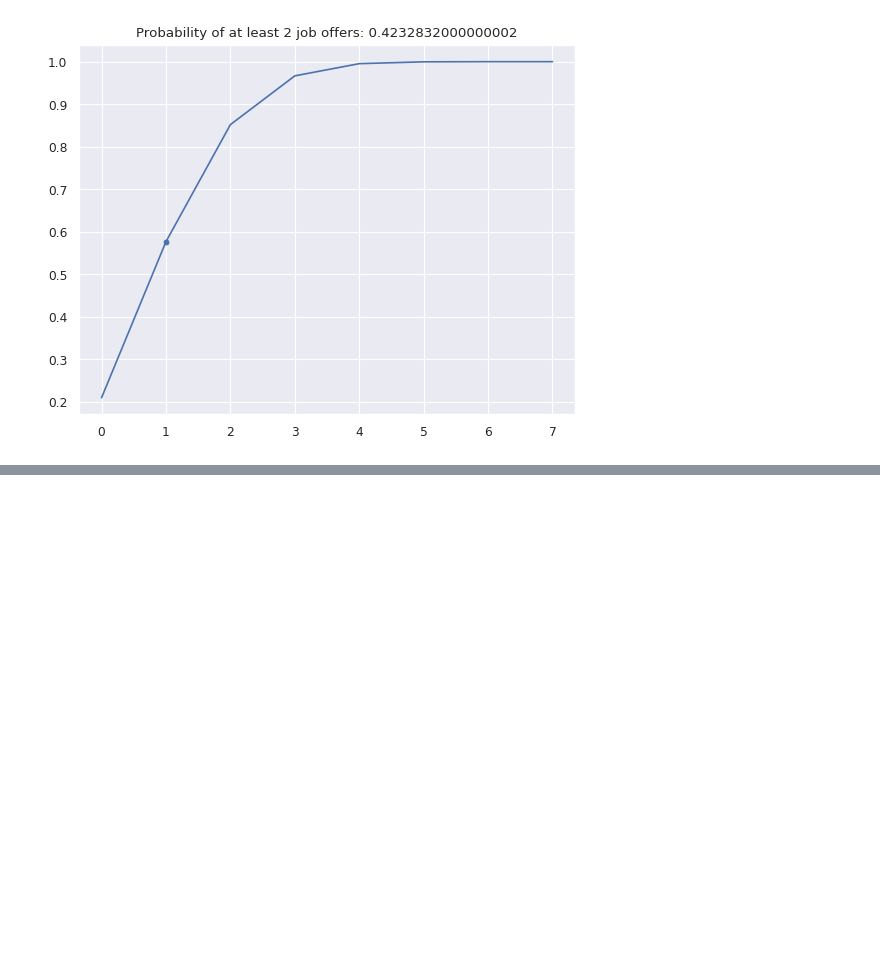
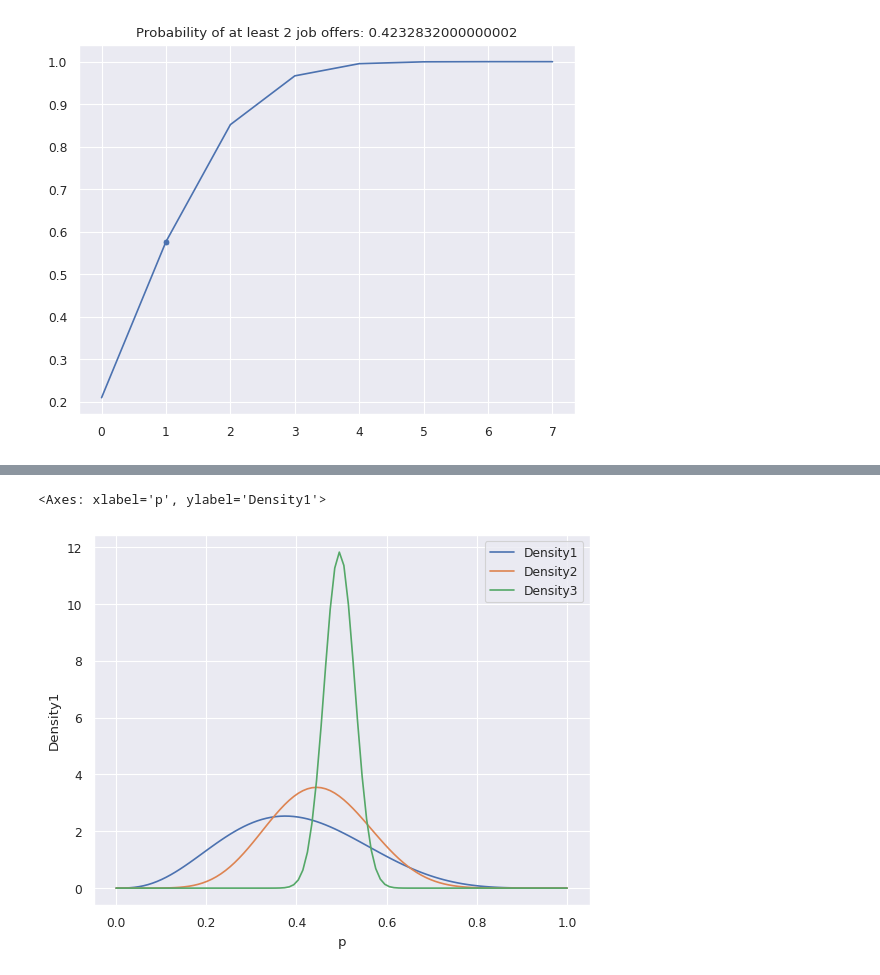
Before and after one commit to lennardong/bayesian_statistics, a Jupyter notebook: 04_binomial_distributions.ipynb, the cells around one changed output, grey strips where cells are left out. Saved outputs shown, nothing was run; the diff lists cells and outputs as text; code cells hidden in the pictures; blank space fills up the shorter version.

```diff
--- a/04_binomial_distributions.ipynb
+++ b/04_binomial_distributions.ipynb
@@ -76,0 +157,17 @@ CDF @ N = 0.851968
+# %%
+p = np.linspace(0, 1, 100)
+df = pd.DataFrame(
+    {
+        "p": p,
+        "Density1": b_dist.pdf(p),
+        "Density2": b_dist_2.pdf(p),
+        "Density3": b_dist_3.pdf(p),
+    }
+)
+
+sns.lineplot(data=df, x="p", y="Density1", label="Density1")
+sns.lineplot(data=df, x="p", y="Density2", label="Density2")
+sns.lineplot(data=df, x="p", y="Density3", label="Density3")
+# %% [output]
+<Axes: xlabel='p', ylabel='Density1'>
+[figure, added]
```
Also changed, not shown: parts of 8 cells of this notebook.
